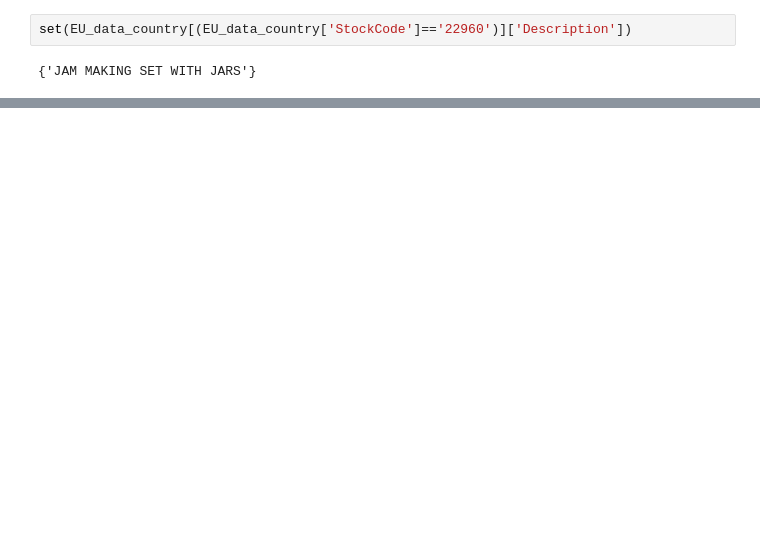
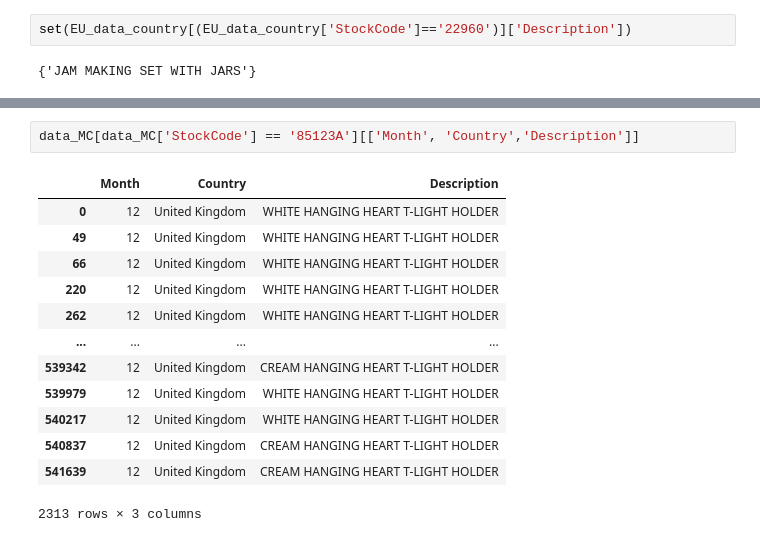
Before and after one commit to Wipada6430205202/BSC_DPDM23, a Jupyter notebook: Frequent_Patterns_(Association_Rules).ipynb, the cells around one changed output, grey strips where cells are left out. Saved outputs shown, nothing was run; the diff lists cells and outputs as text; blank space fills up the shorter version.

```diff
--- a/Frequent_Patterns_(Association_Rules).ipynb
+++ b/Frequent_Patterns_(Association_Rules).ipynb
@@ -529,0 +707,16 @@ set(EU_data_country[(EU_data_country['StockCode']=='22960')]['Description'])
+# %%
+data_MC[data_MC['StockCode'] == '85123A'][['Month', 'Country','Description']]
+# %% [output]
+|  | Month | Country | Description |
+| 0 | 12 | United Kingdom | WHITE HANGING HEART T-LIGHT HOLDER |
+| 49 | 12 | United Kingdom | WHITE HANGING HEART T-LIGHT HOLDER |
+| 66 | 12 | United Kingdom | WHITE HANGING HEART T-LIGHT HOLDER |
+| 220 | 12 | United Kingdom | WHITE HANGING HEART T-LIGHT HOLDER |
+| 262 | 12 | United Kingdom | WHITE HANGING HEART T-LIGHT HOLDER |
+| ... | ... | ... | ... |
+| 539342 | 12 | United Kingdom | CREAM HANGING HEART T-LIGHT HOLDER |
+| 539979 | 12 | United Kingdom | WHITE HANGING HEART T-LIGHT HOLDER |
+| 540217 | 12 | United Kingdom | WHITE HANGING HEART T-LIGHT HOLDER |
+| 540837 | 12 | United Kingdom | CREAM HANGING HEART T-LIGHT HOLDER |
+| 541639 | 12 | United Kingdom | CREAM HANGING HEART T-LIGHT HOLDER |
+2313 rows × 3 columns
```
Also changed, not shown: parts of 22 cells of this notebook.
